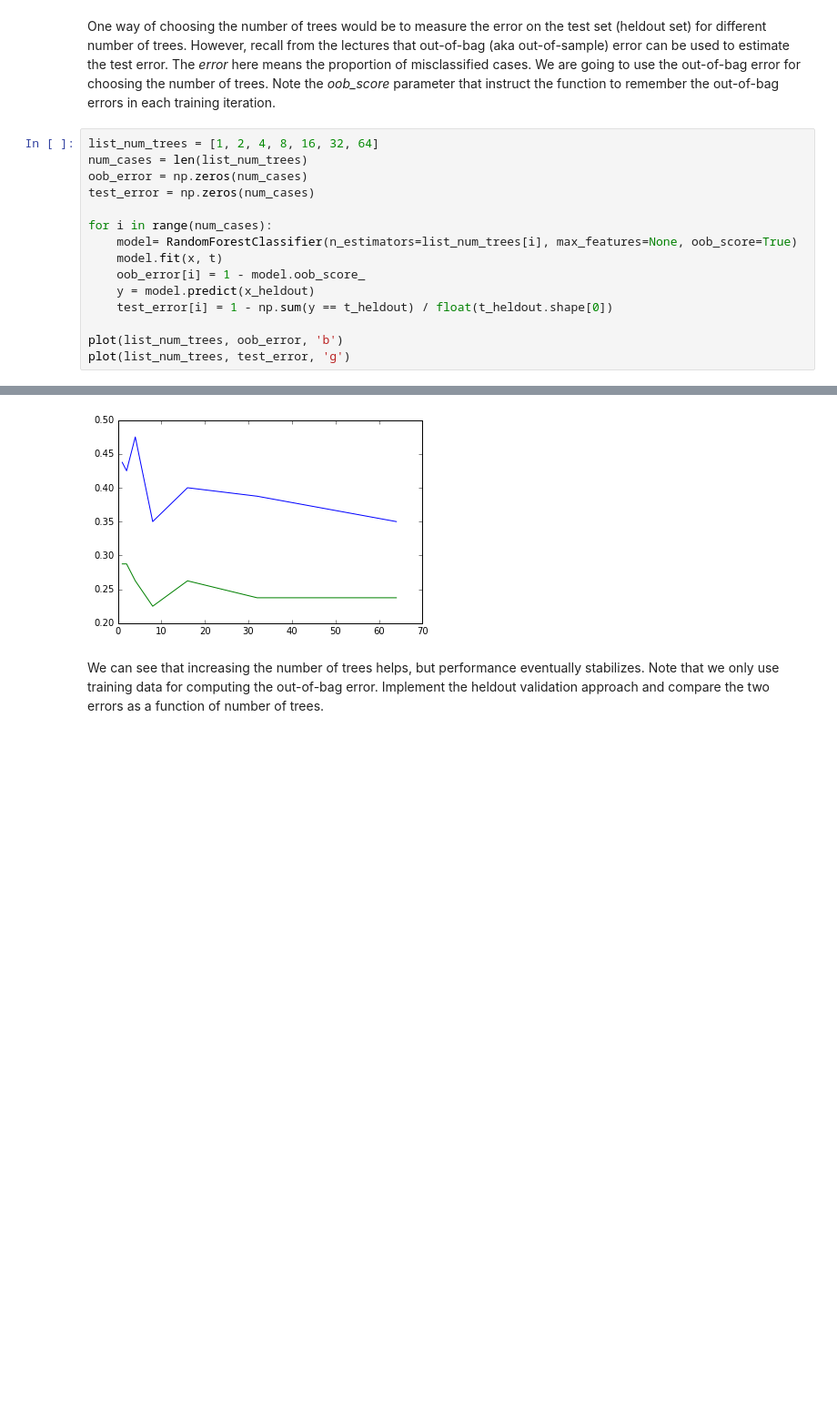
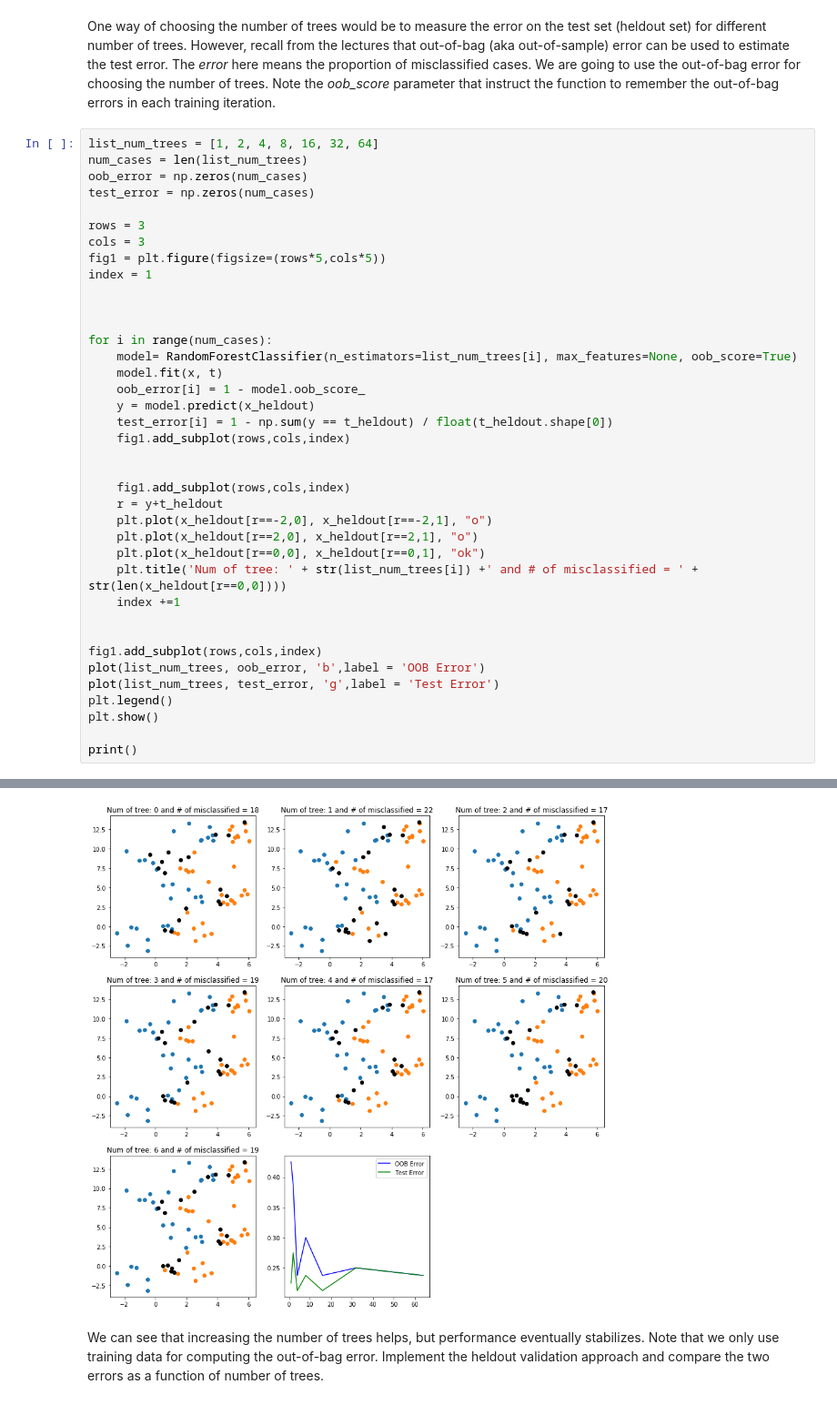
Before and after one commit to trevorcohn/comp90051-2017, a Jupyter notebook: worksheets/7b_random_forest.ipynb, the cells around one changed output, grey strips where cells are left out. Shown at 91% size. Saved outputs shown, nothing was run; the diff lists cells and outputs as text; blank space fills up the shorter version.

```diff
--- a/worksheets/7b_random_forest.ipynb
+++ b/worksheets/7b_random_forest.ipynb
@@ -102,6 +103,13 @@ list_num_trees = [1, 2, 4, 8, 16, 32, 64]
 num_cases = len(list_num_trees)
 oob_error = np.zeros(num_cases)
 test_error = np.zeros(num_cases)
+
+rows = 3
+cols = 3
+fig1 = plt.figure(figsize=(rows*5,cols*5))
+index = 1
+
+
 
 for i in range(num_cases):
     model= RandomForestClassifier(n_estimators=list_num_trees[i], max_features=None, oob_score=True)
@@ -109,7 +117,23 @@ for i in range(num_cases):
     oob_error[i] = 1 - model.oob_score_
     y = model.predict(x_heldout)
     test_error[i] = 1 - np.sum(y == t_heldout) / float(t_heldout.shape[0])
+    fig1.add_subplot(rows,cols,index)
 
-plot(list_num_trees, oob_error, 'b')
-plot(list_num_trees, test_error, 'g')
+
+    fig1.add_subplot(rows,cols,index)
+    r = y+t_heldout
+    plt.plot(x_heldout[r==-2,0], x_heldout[r==-2,1], "o")
+    plt.plot(x_heldout[r==2,0], x_heldout[r==2,1], "o")
+    plt.plot(x_heldout[r==0,0], x_heldout[r==0,1], "ok")
+    plt.title('Num of tree: ' + str(list_num_trees[i]) +' and # of misclassified = ' + str(len(x_heldout[r==0,0])))
+    index +=1
+
+
+fig1.add_subplot(rows,cols,index)
+plot(list_num_trees, oob_error, 'b',label = 'OOB Error')
+plot(list_num_trees, test_error, 'g',label = 'Test Error')
+plt.legend()
+plt.show()
+
+print()
 # %% [output]
@@ -117,3 +140,3 @@ plot(list_num_trees, test_error, 'g')
-[figure, old version]
+[figure, new version]
 # %% [markdown]
 We can see that increasing the number of trees helps, but performance eventually stabilizes. Note that we only use training data for computing the out-of-bag error. Implement the heldout validation approach and compare the two errors as a function of number of trees.
```
Also changed, not shown: parts of 5 cells of this notebook, 1 other file.
